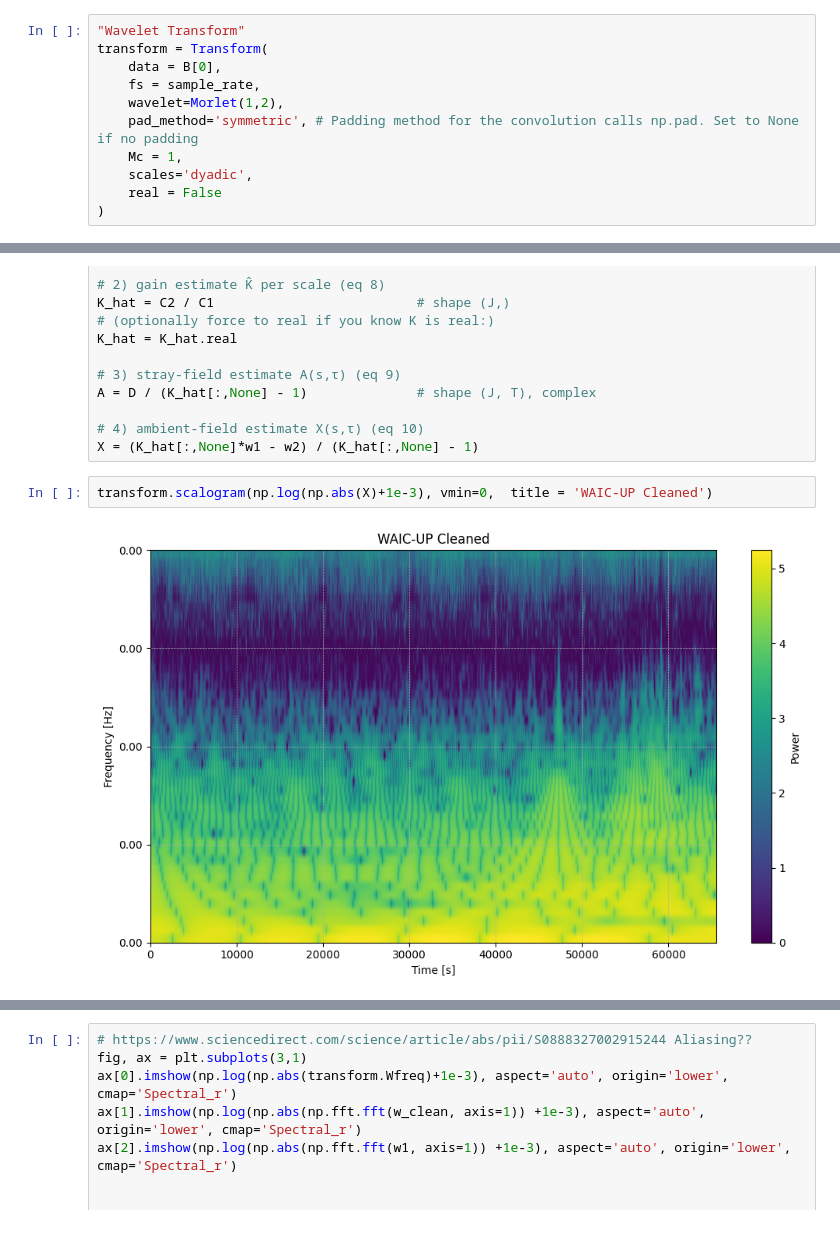
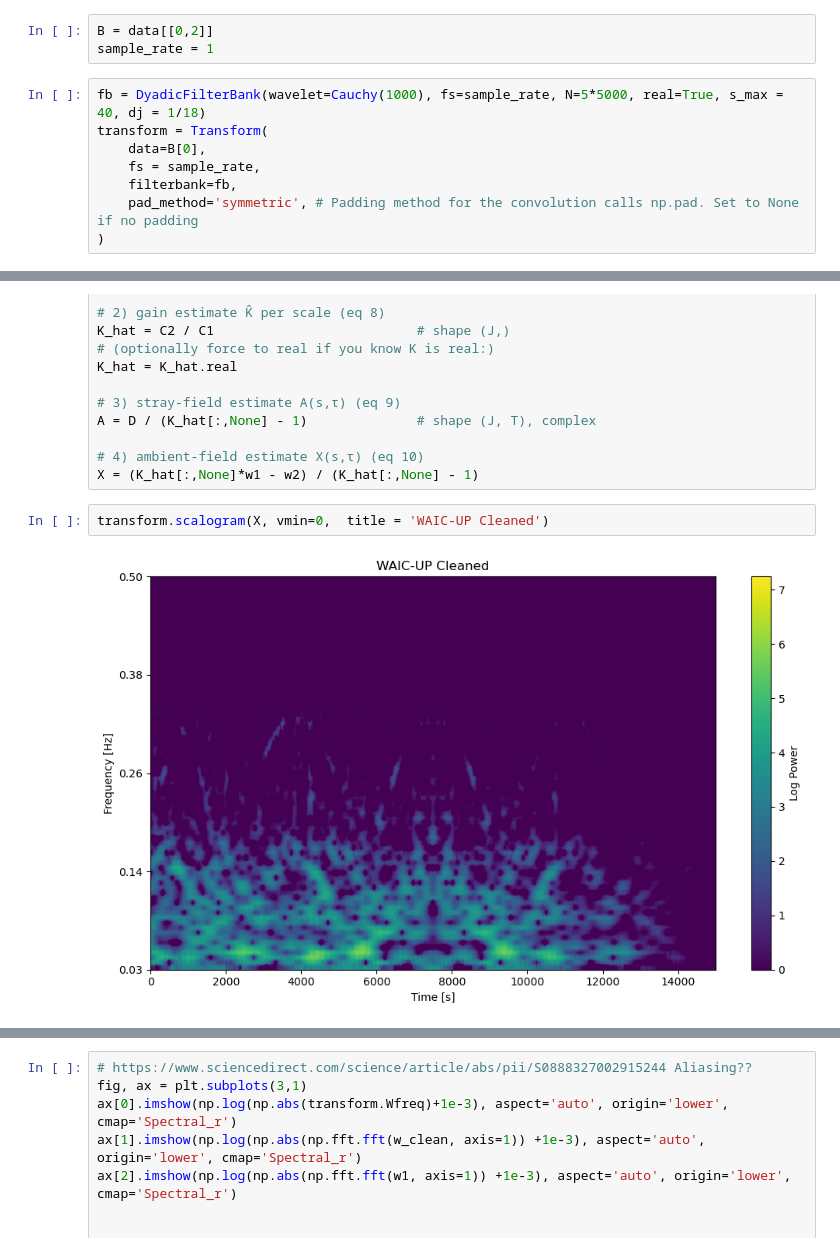
Before and after one commit to aphoffmann/InvertibleWavelets, a Jupyter notebook: KPLO_TEST.ipynb, the cells around one changed output, grey strips where cells are left out. Cells and saved outputs as stored; diff of their text form.

Commit message:
Got the filterbank approach to work

```diff
--- a/KPLO_TEST.ipynb
+++ b/KPLO_TEST.ipynb
@@ -28,12 +43,12 @@ plt.plot(B.T)
+# %%
+B = data[[0,2]]
+sample_rate = 1
 # %%
-"Wavelet Transform"
+fb = DyadicFilterBank(wavelet=Cauchy(1000), fs=sample_rate, N=5*5000, real=True, s_max = 40, dj = 1/18)
 transform = Transform(
-    data = B[0],
+    data=B[0],
     fs = sample_rate,
-    wavelet=Morlet(1,2),
+    filterbank=fb,
     pad_method='symmetric', # Padding method for the convolution calls np.pad. Set to None if no padding
-    Mc = 1,
-    scales='dyadic',
-    real = False
 )
 # %% [output]
@@ -82,9 +82,9 @@ A = D / (K_hat[:,None] - 1)              # shape (J, T), complex
 # 4) ambient‑field estimate X(s,τ) (eq 10)
 X = (K_hat[:,None]*w1 - w2) / (K_hat[:,None] - 1)
 # %%
-transform.scalogram(np.log(np.abs(X)+1e-3), vmin=0,  title = 'WAIC-UP Cleaned')
+transform.scalogram(X, vmin=0,  title = 'WAIC-UP Cleaned')
 # %% [output]
-[figure, old version]
+[figure, new version]
 # %%
 result = transform.inverse(np.copy(X))
 plt.plot(B[1]- B[0])
```
Also changed, not shown: parts of 12 cells of this notebook, 7 other files.
